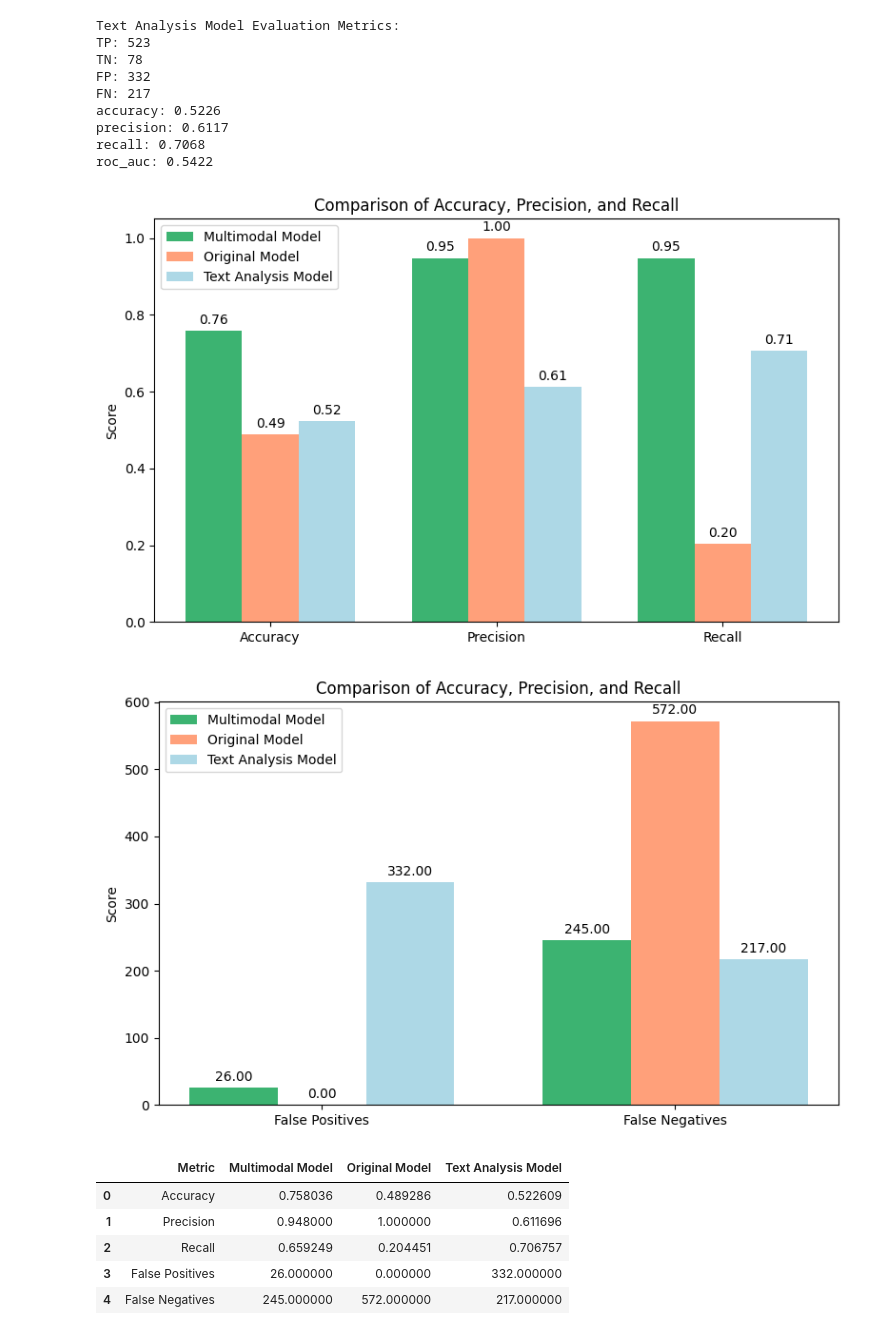
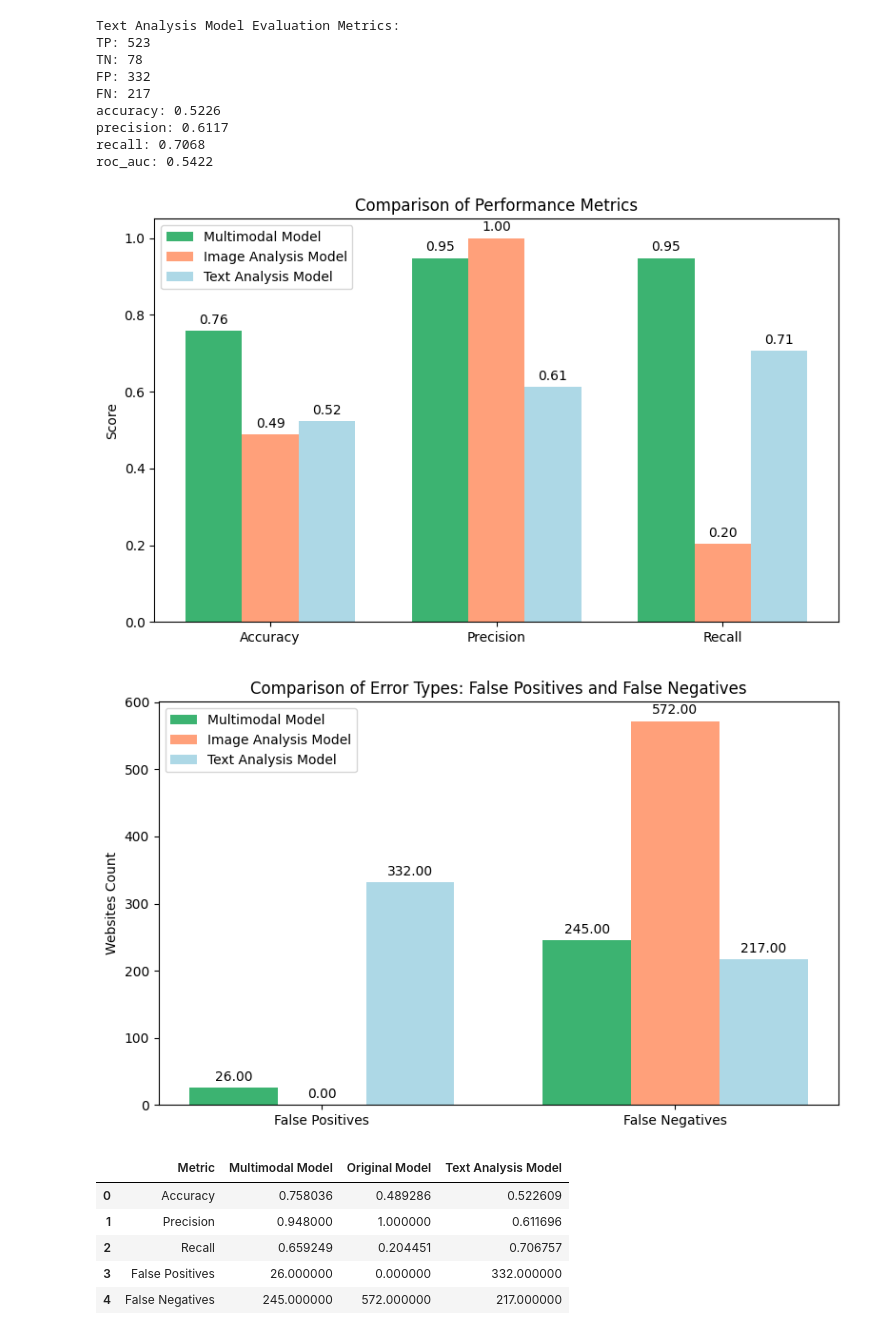
Before and after one commit to JOJO11111111/Phish_Detector_atChatAPP, a Jupyter notebook: Evaluation/overall_evaluation.ipynb, the cells around one changed output. Saved outputs shown, nothing was run; the diff lists cells and outputs as text; code cells hidden in the pictures.

```diff
--- a/Evaluation/overall_evaluation.ipynb
+++ b/Evaluation/overall_evaluation.ipynb
@@ -334,11 +334,11 @@ fig, ax = plt.subplots(figsize=(8, 5))
 
 # Plotting the bars with centered offsets
 bars1 = ax.bar(x - bar_width, multimodal_values, bar_width, label='Multimodal Model', color='mediumseagreen')
-bars2 = ax.bar(x, ori_values, bar_width, label='Original Model', color='lightsalmon')
+bars2 = ax.bar(x, ori_values, bar_width, label='Image Analysis Model', color='lightsalmon')
 bars3 = ax.bar(x + bar_width, text_values, bar_width, label='Text Analysis Model', color='lightblue')
 
 ax.set_ylabel('Score')
-ax.set_title('Comparison of Accuracy, Precision, and Recall')
+ax.set_title('Comparison of Performance Metrics')
 ax.set_xticks(x)
 ax.set_xticklabels(metrics_labels)
 ax.legend()
@@ -360,7 +360,7 @@ autolabel(bars3)
 plt.tight_layout()
 plt.show()
 # %% [output]
-[figure, old version]
+[figure, new version]
 # %%
 # Cell: Visualize FP and FN as Bar Charts
 
@@ -386,37 +386,37 @@ text_values = [text_FP, text_FN]
 x = np.arange(len(metrics_labels))
 bar_width = 0.25  # a smaller width for three bars within each group
 
 fig, ax = plt.subplots(figsize=(8, 5))
 
 # Plotting the bars with centered offsets
 bars1 = ax.bar(x - bar_width, multimodal_values, bar_width, label='Multimodal Model', color='mediumseagreen')
-bars2 = ax.bar(x, ori_values, bar_width, label='Original Model', color='lightsalmon')
+bars2 = ax.bar(x, ori_values, bar_width, label='Image Analysis Model', color='lightsalmon')
 bars3 = ax.bar(x + bar_width, text_values, bar_width, label='Text Analysis Model', color='lightblue')
 
-ax.set_ylabel('Score')
-ax.set_title('Comparison of Accuracy, Precision, and Recall')
+ax.set_ylabel('Websites Count')
+ax.set_title('Comparison of Error Types: False Positives and False Negatives')
 ax.set_xticks(x)
 ax.set_xticklabels(metrics_labels)
 ax.legend()
 
 # Annotate each bar with its value
 def autolabel(bars):
     for bar in bars:
         height = bar.get_height()
         ax.annotate(f'{height:.2f}',
                     xy=(bar.get_x() + bar.get_width() / 2, height),
                     xytext=(0, 3),  # vertical offset
                     textcoords="offset points",
                     ha='center', va='bottom')
 
 autolabel(bars1)
 autolabel(bars2)
 autolabel(bars3)
 
 plt.tight_layout()
 plt.show()
 # %% [output]
-[figure, old version]
+[figure, new version]
 # %%
 # Cell Z: Create a metrics summary table
 
```
Also changed, not shown: 1 other file.
